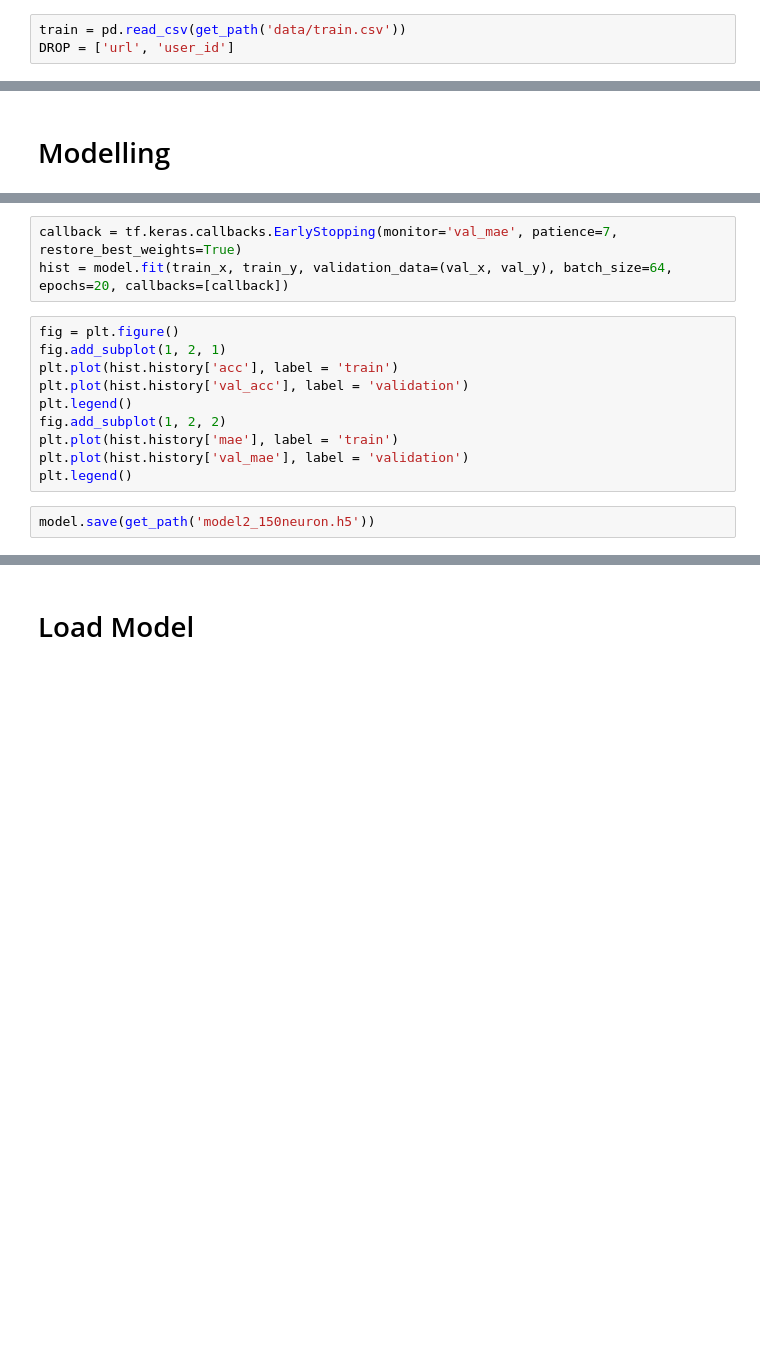
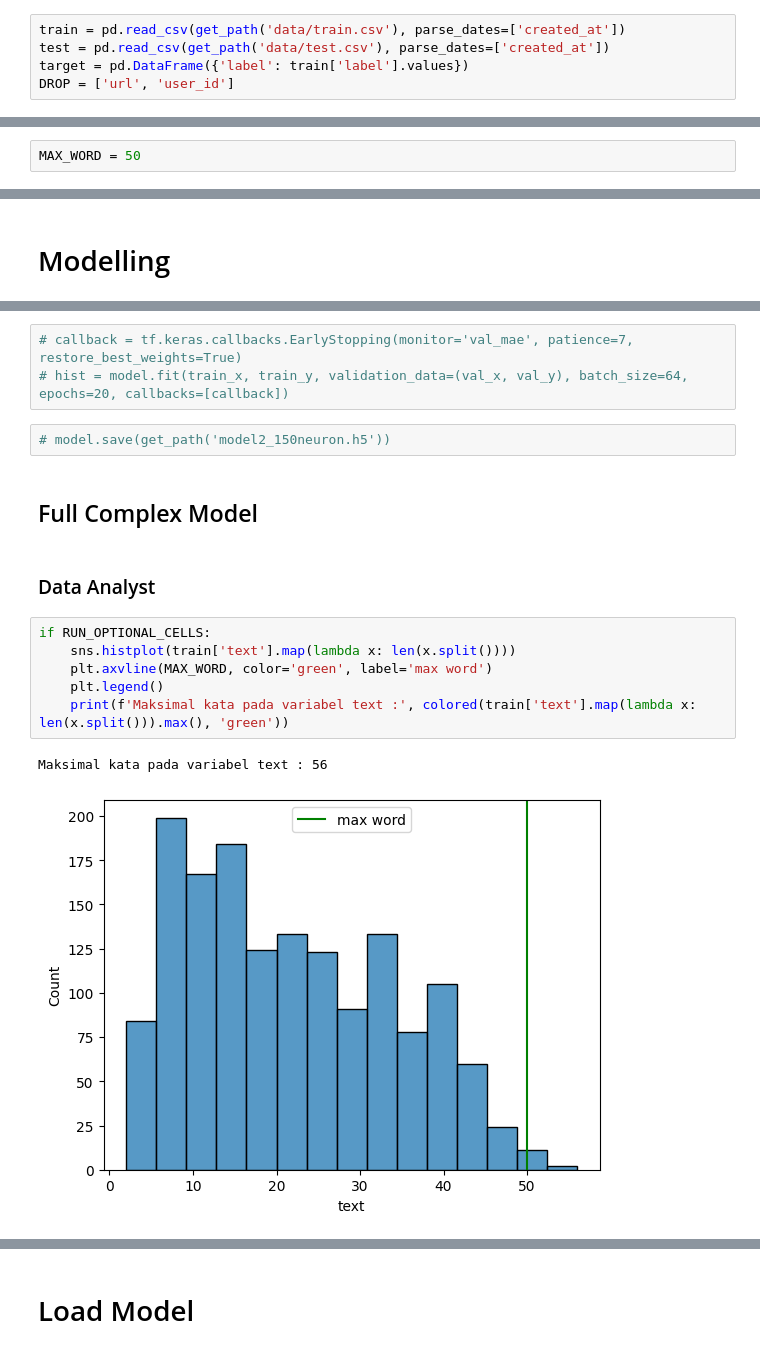
Before and after one commit to eryawww/ristek_datathon, a Jupyter notebook: model.ipynb, the cells around one changed output, grey strips where cells are left out. Cells and saved outputs as stored; diff of their text form; blank space fills up the shorter version.

Commit message:
Text Model Need Cloud Computing

```diff
--- a/model.ipynb
+++ b/model.ipynb
@@ -31,7 +45,9 @@ def get_path(path:str):
     return (CLOUD_PATH+path).replace('//', '/')
   return path
 # %%
-train = pd.read_csv(get_path('data/train.csv'))
+train = pd.read_csv(get_path('data/train.csv'), parse_dates=['created_at'])
+test = pd.read_csv(get_path('data/test.csv'), parse_dates=['created_at'])
+target = pd.DataFrame({'label': train['label'].values})
 DROP = ['url', 'user_id']
 # %% [markdown]
 # Image Data
@@ -65,0 +154,2 @@ def to_numpy_arr(file_path:str):
+# %%
+MAX_WORD = 50
@@ -130,15 +302,18 @@ model.compile('adam', loss=losses.BinaryCrossentropy(), metrics=['mae', 'acc'])
 # %%
-callback = tf.keras.callbacks.EarlyStopping(monitor='val_mae', patience=7, restore_best_weights=True)
-hist = model.fit(train_x, train_y, validation_data=(val_x, val_y), batch_size=64, epochs=20, callbacks=[callback])
+# callback = tf.keras.callbacks.EarlyStopping(monitor='val_mae', patience=7, restore_best_weights=True)
+# hist = model.fit(train_x, train_y, validation_data=(val_x, val_y), batch_size=64, epochs=20, callbacks=[callback])
-# %%
-fig = plt.figure()
-fig.add_subplot(1, 2, 1)
-plt.plot(hist.history['acc'], label = 'train')
-plt.plot(hist.history['val_acc'], label = 'validation')
-plt.legend()
-fig.add_subplot(1, 2, 2)
-plt.plot(hist.history['mae'], label = 'train')
-plt.plot(hist.history['val_mae'], label = 'validation')
-plt.legend()
 # %%
-model.save(get_path('model2_150neuron.h5'))
+# model.save(get_path('model2_150neuron.h5'))
+# %% [markdown]
+## Full Complex Model
+# %% [markdown]
+### Data Analyst
+# %%
+if RUN_OPTIONAL_CELLS:
+    sns.histplot(train['text'].map(lambda x: len(x.split())))
+    plt.axvline(MAX_WORD, color='green', label='max word')
+    plt.legend()
+    print(f'Maksimal kata pada variabel text :', colored(train['text'].map(lambda x: len(x.split())).max(), 'green'))
+# %% [output]
+Maksimal kata pada variabel text : 56
+[figure, added]
```
Also changed, not shown: parts of 52 cells of this notebook, 3 other files.
